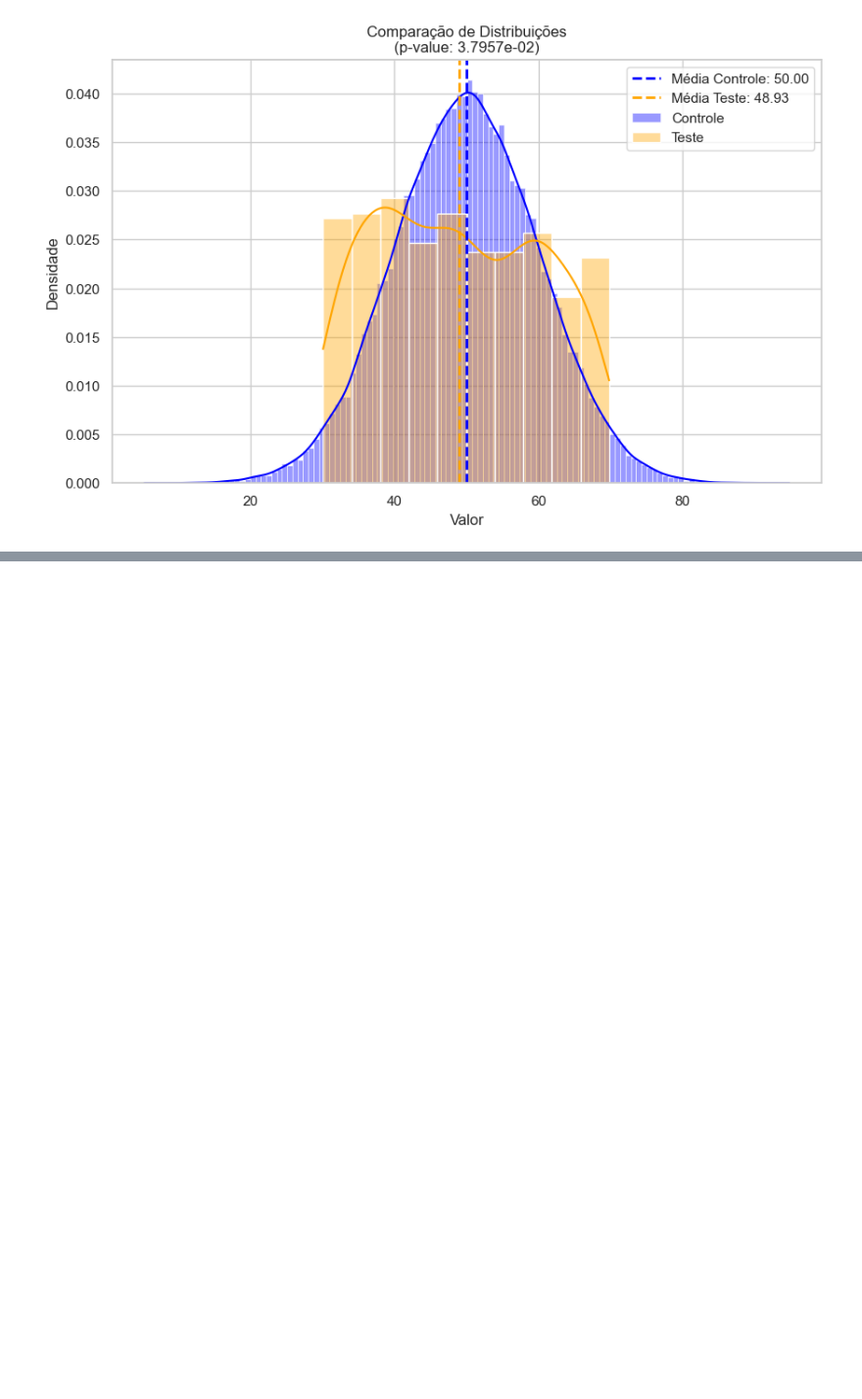
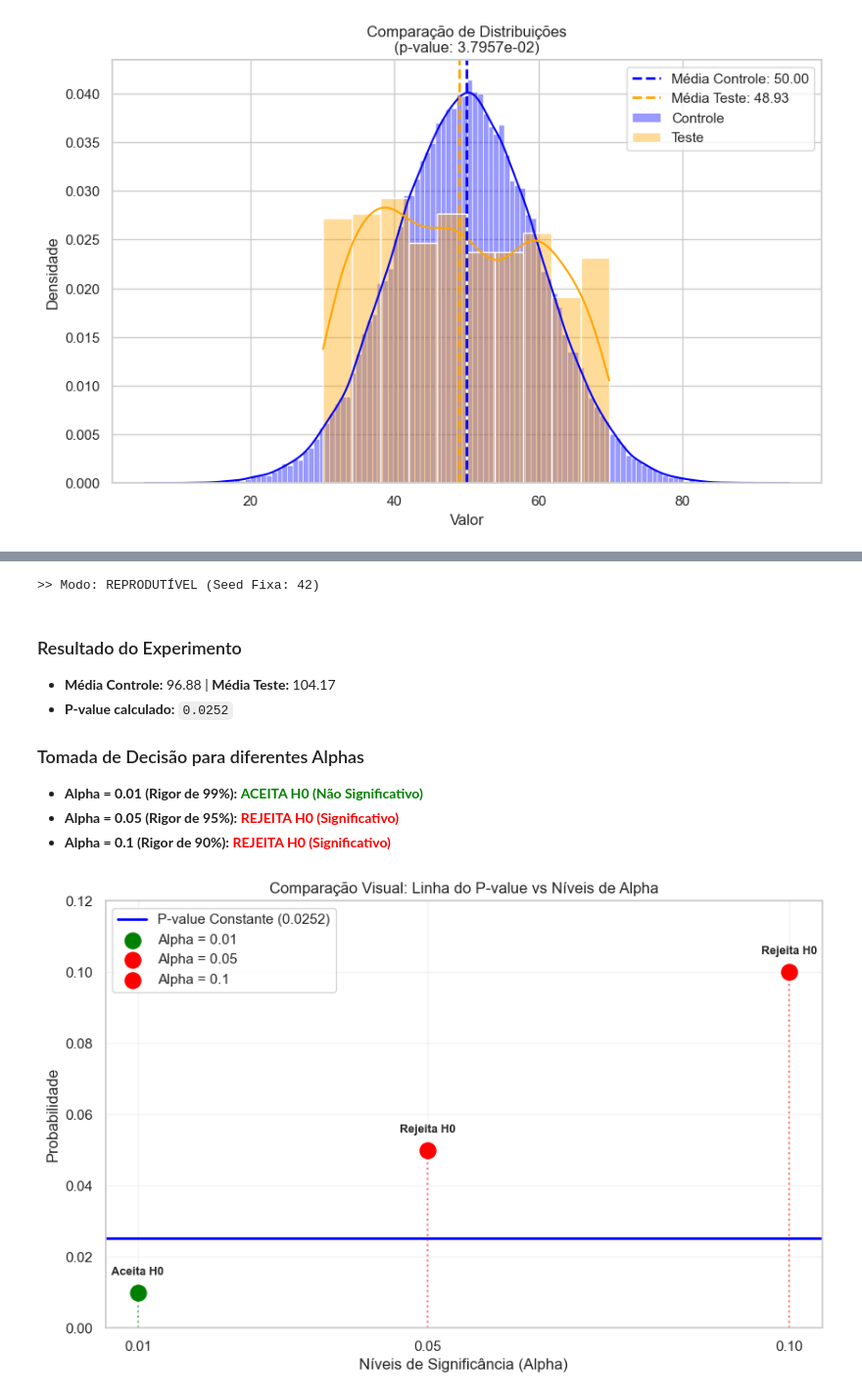
Before and after one commit to reali-705/matematica_computacional, a Jupyter notebook: atividades/atividade2-2.ipynb, the cells around one changed output, grey strips where cells are left out. Shown at 98% size. Cells and saved outputs as stored; diff of their text form; code cells hidden in the pictures; blank space fills up the shorter version.

Commit message:
wip(atv2-2): analise do p-value para diferentes níveis de significância

```diff
--- a/atividades/atividade2-2.ipynb
+++ b/atividades/atividade2-2.ipynb
@@ -377,0 +461,28 @@ Há evidência estatística de que as médias são diferentes (p < 0.05).</span>
+# %%
+# --- CONFIGURAÇÃO ---
+configurar_semente(aleatorio=False)
+
+QUANTIDADE = 100
+MEDIA = 100
+MEDIA_TESTE = MEDIA + 5
+DESVIO = 30
+
+# Dados do Grupo Controle
+grupo_controle = np.random.normal(loc=MEDIA, scale=DESVIO, size=QUANTIDADE)
+
+# Dados do Grupo Teste (Cenário "Zona Cinzenta")
+grupo_teste_polemico = np.random.uniform(low=MEDIA_TESTE-DESVIO, high=MEDIA_TESTE+DESVIO,size=QUANTIDADE)
+
+# --- ANÁLISE ---
+# Vamos testar contra os níveis clássicos: 1% (Muito Rigoroso), 5% (Padrão) e 10% (Relaxado)
+analisar_impacto_alpha(grupo_controle, grupo_teste_polemico, niveis_alpha=[0.01, 0.05, 0.1])
+# %% [output]
+>> Modo: REPRODUTÍVEL (Seed Fixa: 42)
+### Resultado do Experimento
+- **Média Controle:** 96.88 | **Média Teste:** 104.17
+- **P-value calculado:** `0.0252`
+### Tomada de Decisão para diferentes Alphas
+- **Alpha = 0.01 (Rigor de 99%):** <span style='color:green; font-weight:bold'>ACEITA H0 (Não Significativo)</span>
+- **Alpha = 0.05 (Rigor de 95%):** <span style='color:red; font-weight:bold'>REJEITA H0 (Significativo)</span>
+- **Alpha = 0.1 (Rigor de 90%):** <span style='color:red; font-weight:bold'>REJEITA H0 (Significativo)</span>
+[figure, added]
```
Also changed, not shown: parts of 2 cells of this notebook.
